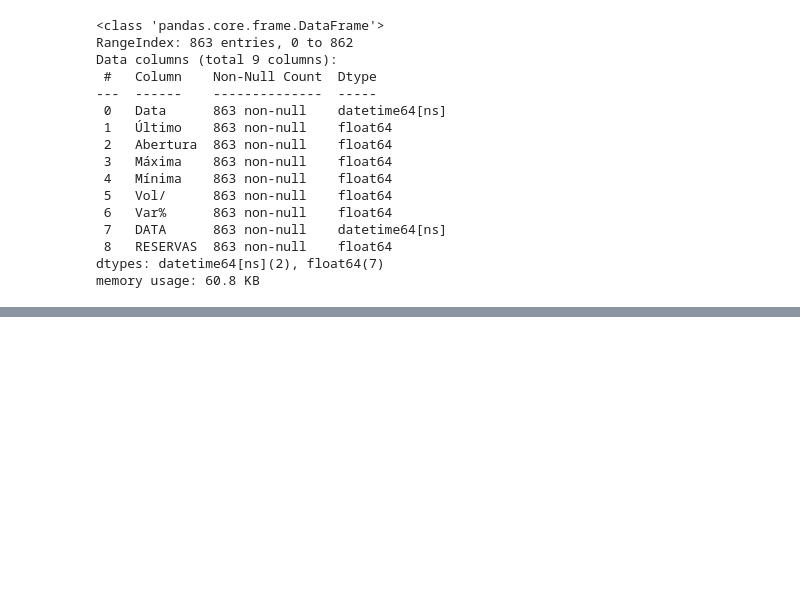
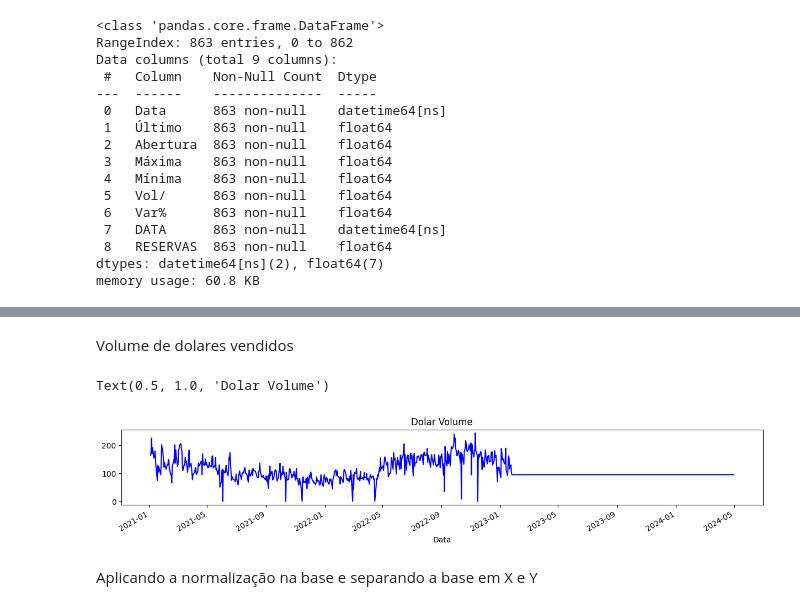
Before and after one commit to DajeanArcila/biblioteca_pandas, a Jupyter notebook: ML_prediçao_dolar.ipynb, the cells around one changed output, grey strips where cells are left out. Cells and saved outputs as stored; diff of their text form; code cells hidden in the pictures; blank space fills up the shorter version.

```diff
--- a/ML_prediçao_dolar.ipynb
+++ b/ML_prediçao_dolar.ipynb
@@ -52,0 +106,10 @@ memory usage: 60.8 KB
+# %% [markdown]
+Volume de dolares vendidos
+# %%
+dataset_for_prediction["Vol/"].plot(color="blue", figsize=(15,2))
+plt.title("Dolar Volume")
+# %% [output]
+Text(0.5, 1.0, 'Dolar Volume')
+[figure, added]
+# %% [markdown]
+Aplicando a normalização na base e separando a base em X e Y
```
Also changed, not shown: parts of 16 cells of this notebook.
